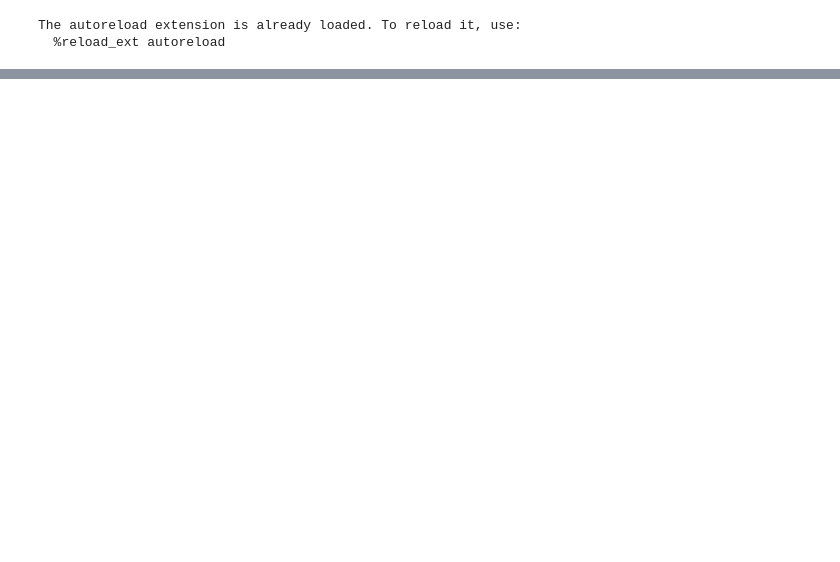
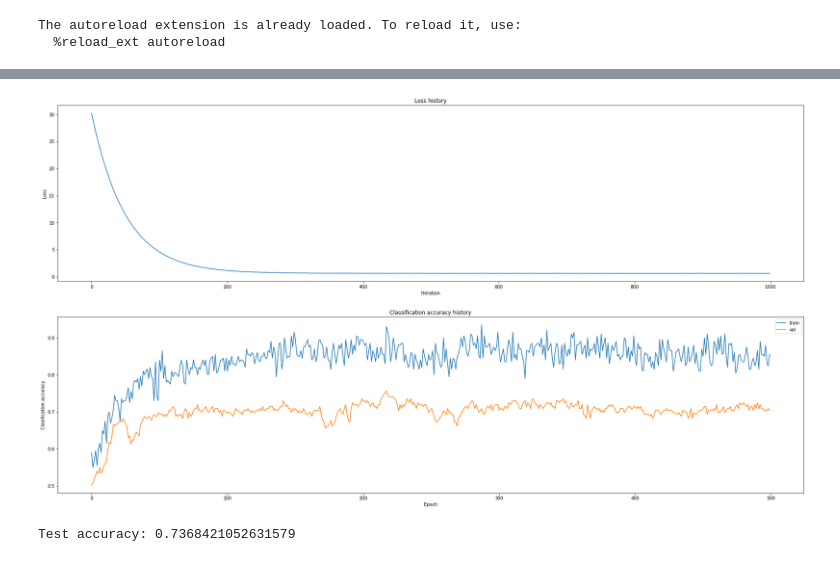
Before and after one commit to nasa-gibs/gibs-ml, a Jupyter notebook: linear_classifier.ipynb, the cells around one changed output, grey strips where cells are left out. Saved outputs shown, nothing was run; the diff lists cells and outputs as text; code cells hidden in the pictures; blank space fills up the shorter version.

```diff
--- a/linear_classifier.ipynb
+++ b/linear_classifier.ipynb
@@ -222,0 +221,25 @@ best test accuracy achieved during cross-validation: 0.764706
+# %%
+from models.linear_classifier import LinearSVM
+from models.linear_classifier import Softmax
+
+# Define the model
+linear_classifier = Softmax()
+
+# Hyperparameters
+learning_rate = 1e-4
+regularization_strength = 1e2
+
+# Train the model
+stats = linear_classifier.train(X_train_feats, y_train, X_val_feats, y_val,
+                                learning_rate=learning_rate, reg=regularization_strength,
+                                num_iters=1000, verbose=True)
+
+# Evaluate the model
+y_train_prob, y_train_pred = linear_classifier.predict(X_train_feats)
+y_val_prob, y_val_pred = linear_classifier.predict(X_val_feats)
+training_accuracy = np.mean(y_train == y_train_pred)
+validation_accuracy = np.mean(y_val == y_val_pred)
+
+# Report the results
+print('Training accuracy: ', training_accuracy)
+print('Validation accuracy: ', validation_accuracy)
@@ -223 +259,26 @@ best test accuracy achieved during cross-validation: 0.764706
+# %%
+# Plot the loss function and train / validation accuracies
+plt.subplot(2, 1, 1)
+plt.plot(stats['loss_history'])
+plt.title('Loss history')
+plt.xlabel('Iteration')
+plt.ylabel('Loss')
+
+plt.subplot(2, 1, 2)
+plt.plot(stats['train_acc_history'], label='train')
+plt.plot(stats['val_acc_history'], label='val')
+plt.title('Classification accuracy history')
+plt.xlabel('Epoch')
+plt.ylabel('Clasification accuracy')
+plt.legend()
+plt.show()
+# %% [output]
+[figure, added]
+# %%
+# Evaluate the trained linear classifier on the test set
+_, y_test_pred = linear_classifier.predict(X_test_feats)
+test_accuracy = np.mean(y_test == y_test_pred)
+print("Test accuracy: {}".format(test_accuracy))
+# %% [output]
+Test accuracy: 0.7368421052631579
 # %%
```
Also changed, not shown: parts of 23 cells of this notebook, 27 other files.
